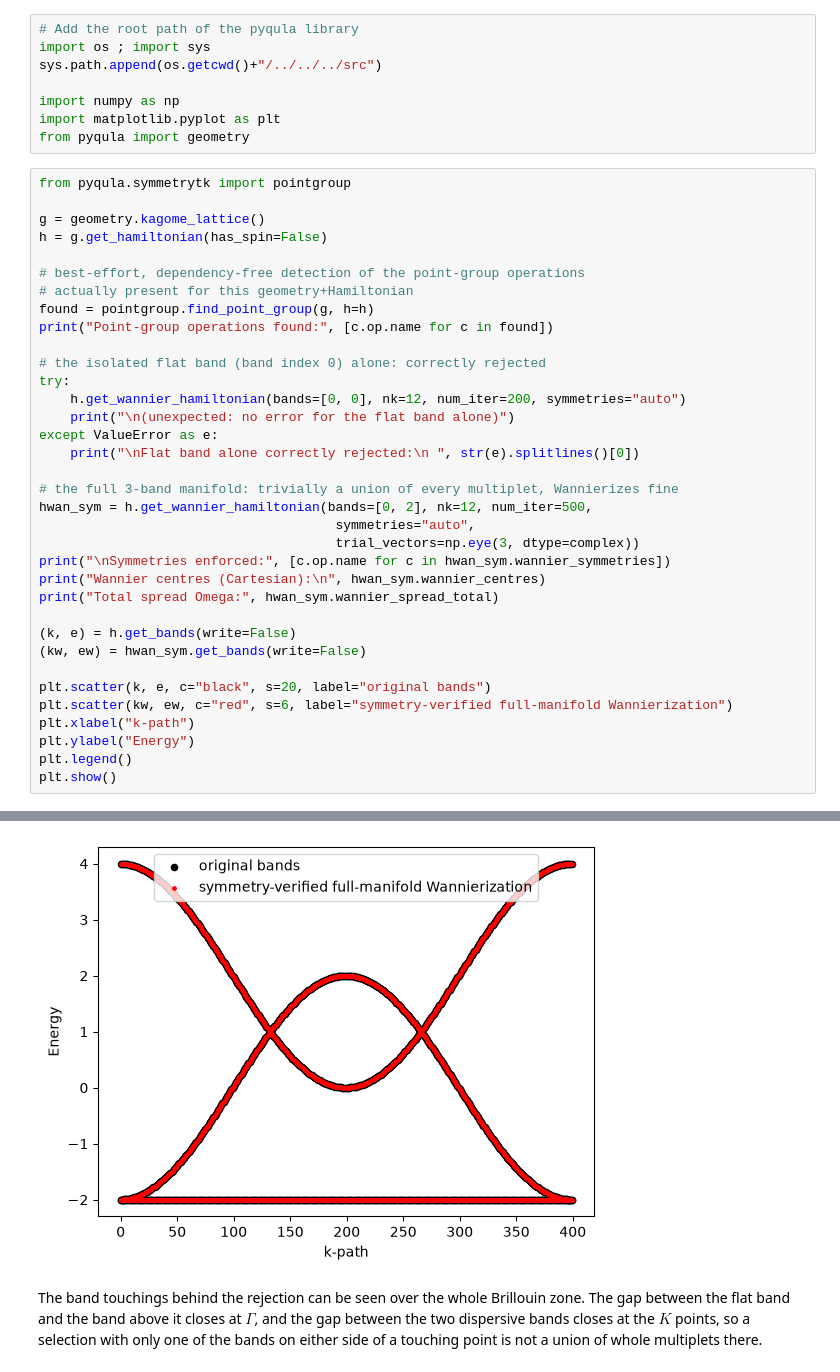
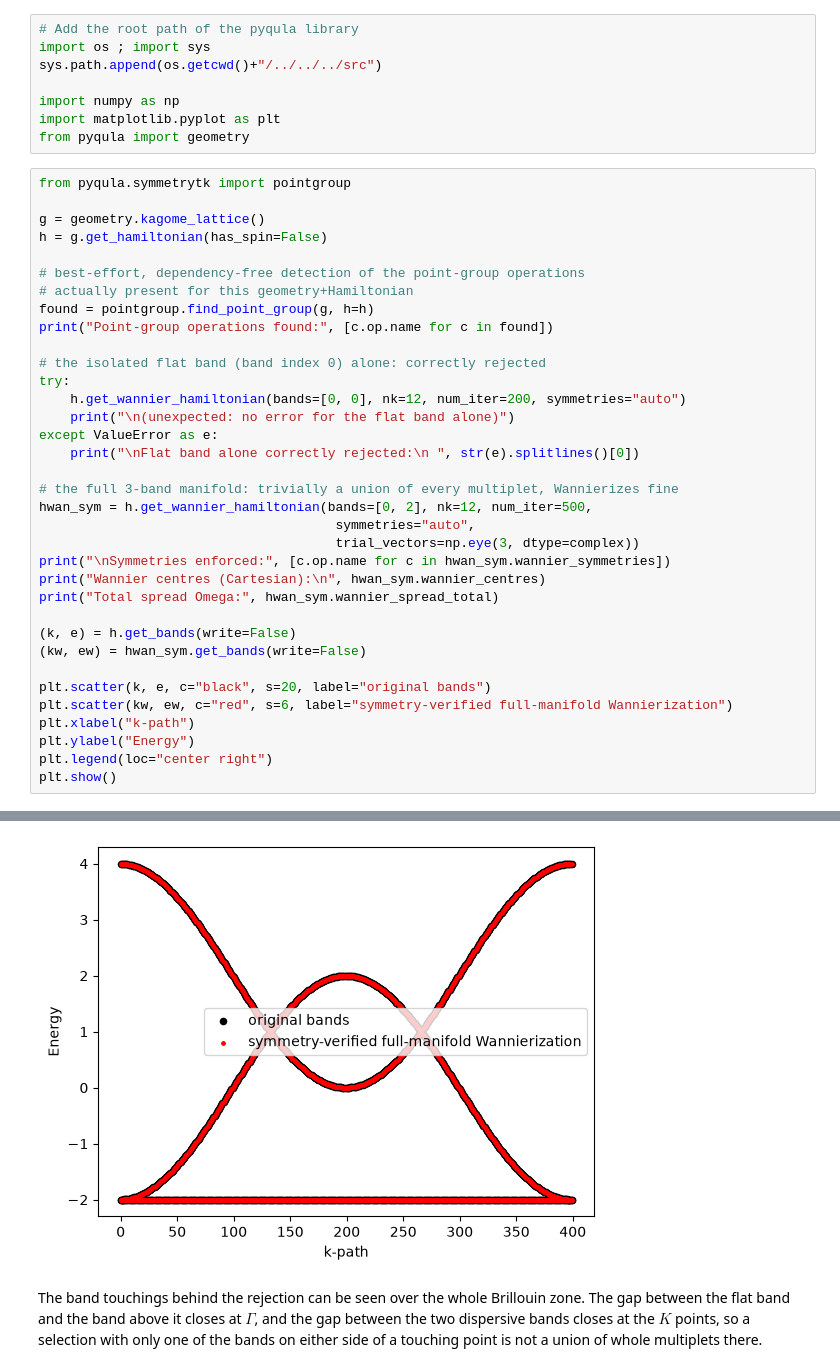
Before and after one commit to joselado/pyqula, a Jupyter notebook: jupyter-notebooks/functionalities/wannierization/03_symmetry_enforced_wannierization.ipynb, the cells around one changed output, grey strips where cells are left out. Saved outputs shown, nothing was run; the diff lists cells and outputs as text.

```diff
--- a/jupyter-notebooks/functionalities/wannierization/03_symmetry_enforced_wannierization.ipynb
+++ b/jupyter-notebooks/functionalities/wannierization/03_symmetry_enforced_wannierization.ipynb
@@ -37,35 +38,35 @@ except ValueError as e:
     print("\nFlat band alone correctly rejected:\n ", str(e).splitlines()[0])
 
 # the full 3-band manifold: trivially a union of every multiplet, Wannierizes fine
 hwan_sym = h.get_wannier_hamiltonian(bands=[0, 2], nk=12, num_iter=500,
                                       symmetries="auto",
                                       trial_vectors=np.eye(3, dtype=complex))
 print("\nSymmetries enforced:", [c.op.name for c in hwan_sym.wannier_symmetries])
 print("Wannier centres (Cartesian):\n", hwan_sym.wannier_centres)
 print("Total spread Omega:", hwan_sym.wannier_spread_total)
 
 (k, e) = h.get_bands(write=False)
 (kw, ew) = hwan_sym.get_bands(write=False)
 
 plt.scatter(k, e, c="black", s=20, label="original bands")
 plt.scatter(kw, ew, c="red", s=6, label="symmetry-verified full-manifold Wannierization")
 plt.xlabel("k-path")
 plt.ylabel("Energy")
-plt.legend()
+plt.legend(loc="center right")
 plt.show()
 # %% [output]
 Point-group operations found: ['sigma(axis=[1.0, 0.0, 0.0])', 'C2(axis=[0.0, 1.0, 0.0])', 'sigma(axis=[0.0, 0.0, 1.0])', 'C3(axis=[0.0, 0.0, 1.0])', 'S3(axis=[0.0, 0.0, 1.0])', 'C3^2(axis=[0.0, 0.0, 1 ...
 
 Flat band alone correctly rejected:
   get_wannier_hamiltonian: the selected band group's induced operator for symmetry sigma(axis=[1.0, 0.0, 0.0]) is not unitary at k=[0. 0. 0.] (deviation 0.714) -- this band selection likely slices thr ...
 
 Symmetries enforced: ['E', 'sigma(axis=[1.0, 0.0, 0.0])', 'C2(axis=[0.0, 1.0, 0.0])', 'sigma(axis=[0.0, 0.0, 1.0])', 'C3(axis=[0.0, 0.0, 1.0])', 'S3(axis=[0.0, 0.0, 1.0])', 'C3^2(axis=[0.0, 0.0, 1.0]) ...
 Wannier centres (Cartesian):
  [[-5.00000000e-01 -2.88675135e-01 -6.84775091e-33]
  [ 5.00000000e-01 -2.88675135e-01  1.23259516e-32]
  [ 2.53462375e-17  5.77350269e-01  5.43540229e-33]]
 Total spread Omega: 9.625633623500107e-14
-[figure, old version]
+[figure, new version]
 # %% [markdown]
 The band touchings behind the rejection can be seen over the whole Brillouin zone. The gap between
 the flat band and the band above it closes at $\Gamma$, and the gap between the two dispersive bands
```
Also changed, not shown: parts of 2 cells of this notebook, 10 other files.
